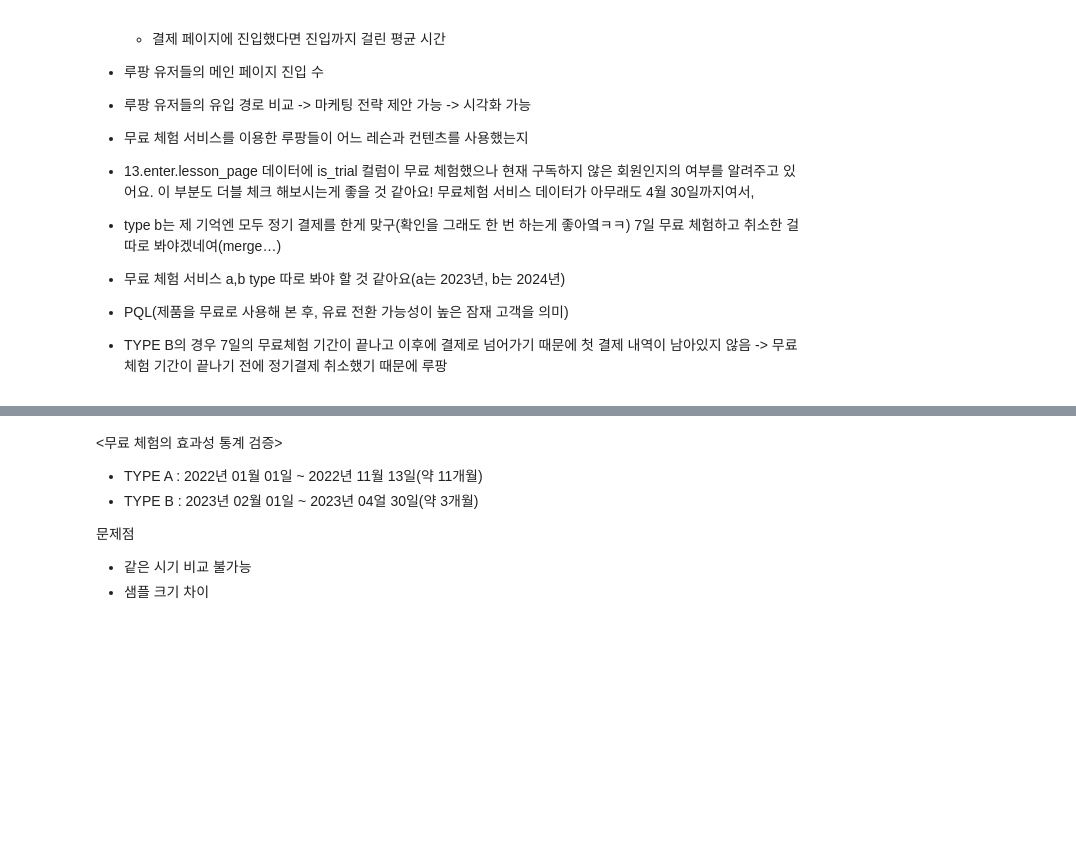
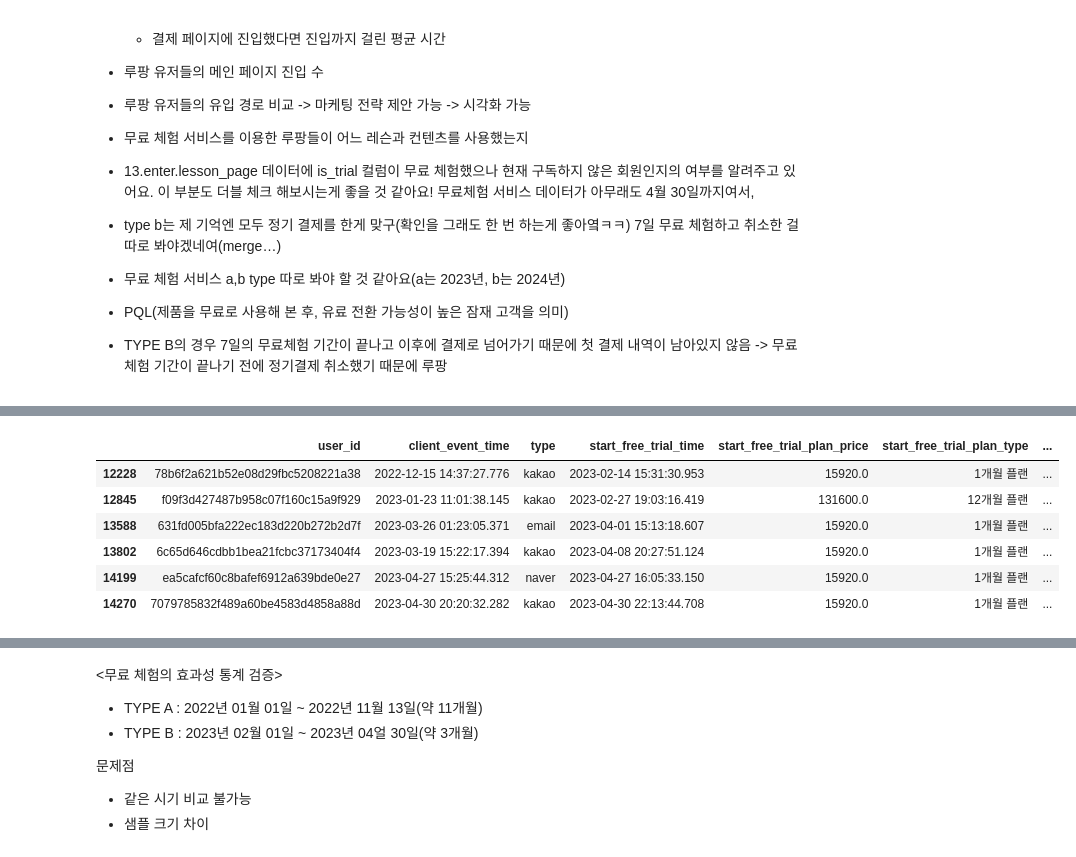
Before and after one commit to saeraniren/intermediate_project, a Jupyter notebook: geumhui_main.ipynb, the cells around one changed output, grey strips where cells are left out. Cells and saved outputs as stored; diff of their text form; code cells hidden in the pictures; blank space fills up the shorter version.

```diff
--- a/geumhui_main.ipynb
+++ b/geumhui_main.ipynb
@@ -2937,0 +2864,18 @@ print(f'무료 체험 서비스 이용 후 첫 결제 완료 유저 비율 : {fr
+# %%
+# 무료 체험 후 첫 결제 까지 걸린 시간(일 단위)
+free_complete_yes = free_trial_complete_yes.copy()
+
+free_complete_yes['day_to_conversion'] = (free_complete_yes['complete_sub_time'] - free_complete_yes['start_free_trial_time']).dt.total_seconds() / 86400
+
+# 전체 평균 및 첫 결제까지 소요 시간
+free_complete_yes_avg = free_complete_yes['day_to_conversion'].mean()
+
+# TYPE A와 TYPE B 소요 시간 평균 계산
+free_complete_yes_type_avg = free_complete_yes.groupby('start_free_trial_type')['day_to_conversion'].mean()
+
+free_complete_yes_type_avg_df = free_complete_yes_type_avg.reset_index()
+free_complete_yes_type_avg_df.columns = ["Trial Type", "Avg Conversion Days"]
+
+print(f"전체 평균 첫 결제 소요 시간: {free_complete_yes_avg:.2f}일")
+print("\nType A와 Type B별 평균 첫 결제 소요 시간:")
+print(free_complete_yes_type_avg_df.to_string(index=False, float_format="%.2f"))
@@ -2937,0 +3033,22 @@ print(f'무료 체험 서비스 이용 후 첫 결제 완료 유저 비율 : {fr
+# %%
+# 확인하고 싶은 user_id
+user_ids_to_check = [
+    "f09f3d427487b958c07f160c15a9f929",
+    "6c65d646cdbb1bea21fcbc37173404f4",
+    "78b6f2a621b52e08d29fbc5208221a38",
+    "7079785832f489a60be4583d4858a88d",
+    "631fd005bfa222ec183d220b272b2d7f",
+    'ea5cafcf60c8bafef6912a639bde0e27'
+]
+
+# 해당 user_id들의 전체 데이터
+users_df = free_complete_yes[free_complete_yes["user_id"].isin(user_ids_to_check)]
+users_df
+# %% [output]
+|  | user_id | client_event_time | type | start_free_trial_time | start_free_trial_plan_price | start_free_trial_plan_type | ... |
+| 12228 | 78b6f2a621b52e08d29fbc5208221a38 | 2022-12-15 14:37:27.776 | kakao | 2023-02-14 15:31:30.953 | 15920.0 | 1개월 플랜 | ... |
+| 12845 | f09f3d427487b958c07f160c15a9f929 | 2023-01-23 11:01:38.145 | kakao | 2023-02-27 19:03:16.419 | 131600.0 | 12개월 플랜 | ... |
+| 13588 | 631fd005bfa222ec183d220b272b2d7f | 2023-03-26 01:23:05.371 | email | 2023-04-01 15:13:18.607 | 15920.0 | 1개월 플랜 | ... |
+| 13802 | 6c65d646cdbb1bea21fcbc37173404f4 | 2023-03-19 15:22:17.394 | kakao | 2023-04-08 20:27:51.124 | 15920.0 | 1개월 플랜 | ... |
+| 14199 | ea5cafcf60c8bafef6912a639bde0e27 | 2023-04-27 15:25:44.312 | naver | 2023-04-27 16:05:33.150 | 15920.0 | 1개월 플랜 | ... |
+| 14270 | 7079785832f489a60be4583d4858a88d | 2023-04-30 20:20:32.282 | kakao | 2023-04-30 22:13:44.708 | 15920.0 | 1개월 플랜 | ... |
```
Also changed, not shown: parts of 48 cells of this notebook.
